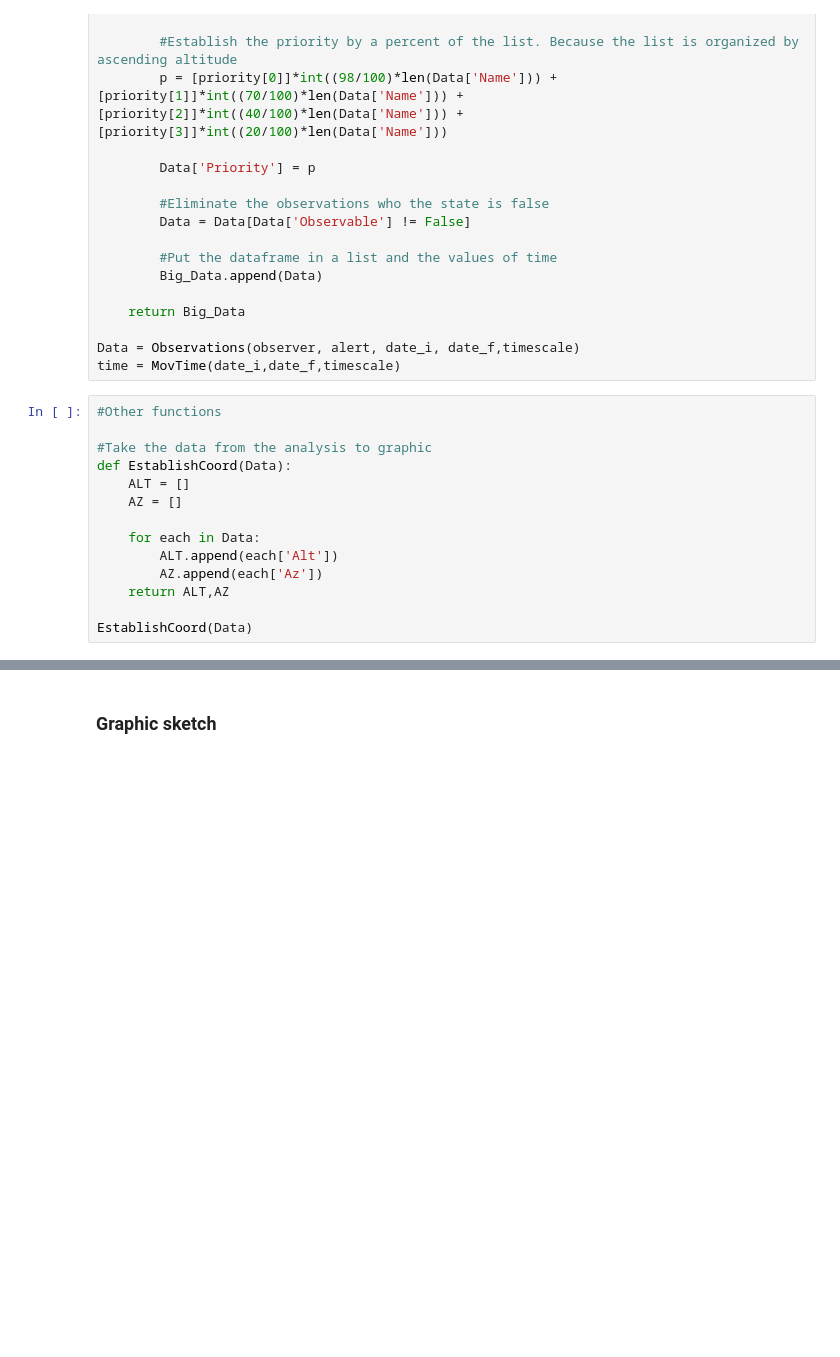
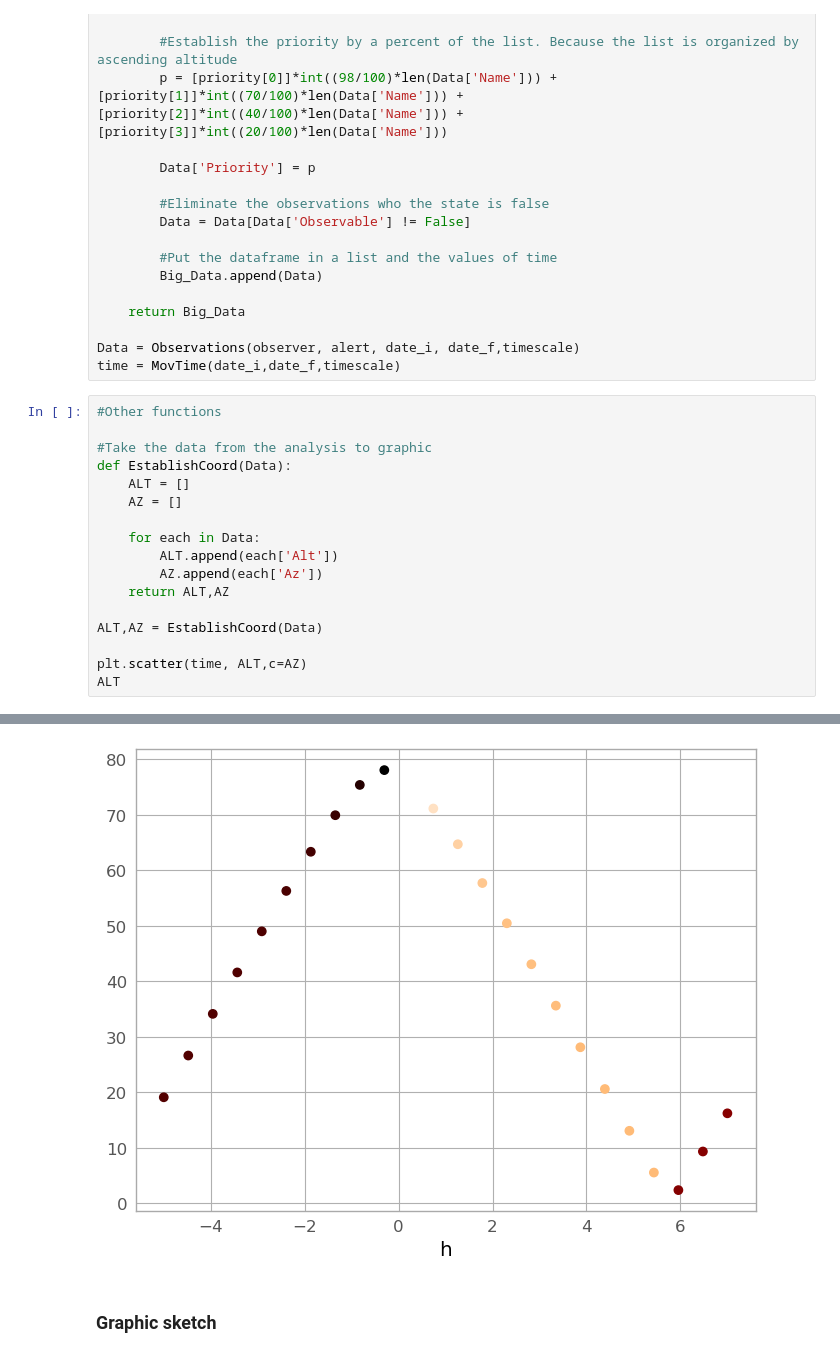
Before and after one commit to ccuellarn/Transient-Operation, a Jupyter notebook: Sketch.ipynb, the cells around one changed output, grey strips where cells are left out. Saved outputs shown, nothing was run; the diff lists cells and outputs as text; blank space fills up the shorter version.

```diff
--- a/Sketch.ipynb
+++ b/Sketch.ipynb
@@ -285,5 +285,8 @@ def EstablishCoord(Data):
         AZ.append(each['Az'])
     return ALT,AZ
 
-EstablishCoord(Data)
+ALT,AZ = EstablishCoord(Data)
+
+plt.scatter(time, ALT,c=AZ)
+ALT
 # %% [output]
@@ -307,3 +310,4 @@ EstablishCoord(Data)
+[figure, added]
 # %% [markdown]
 ### Graphic sketch
 # %%
```
Also changed, not shown: parts of 1 cell of this notebook.
